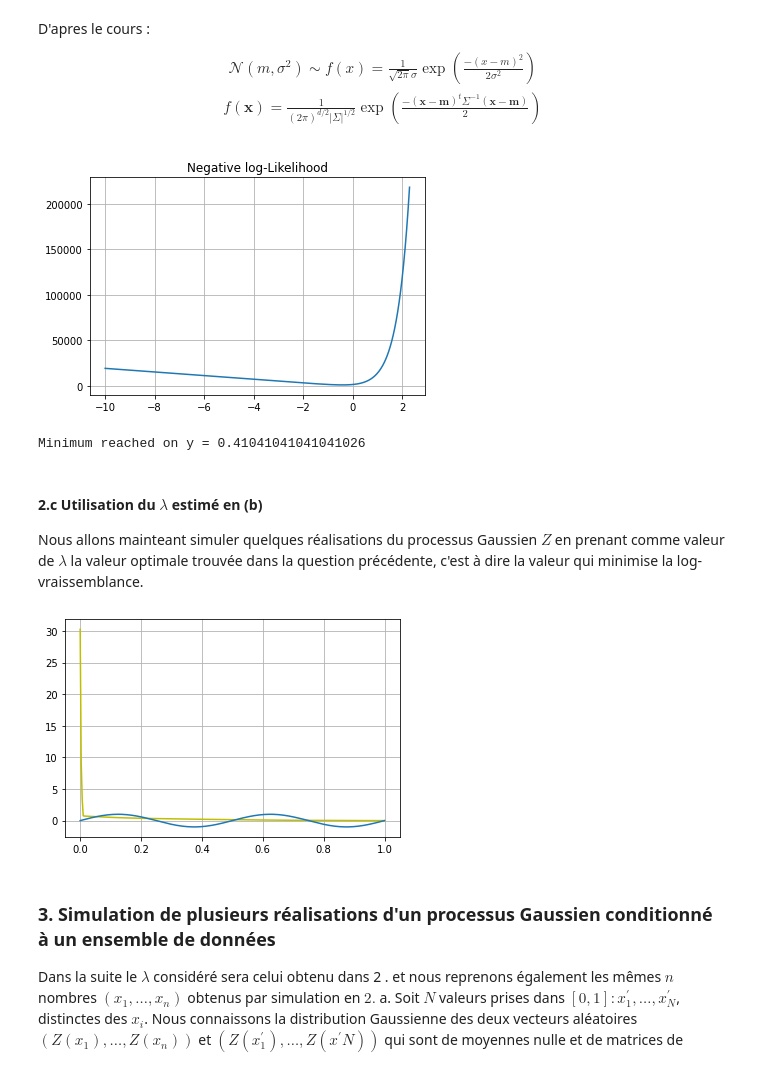
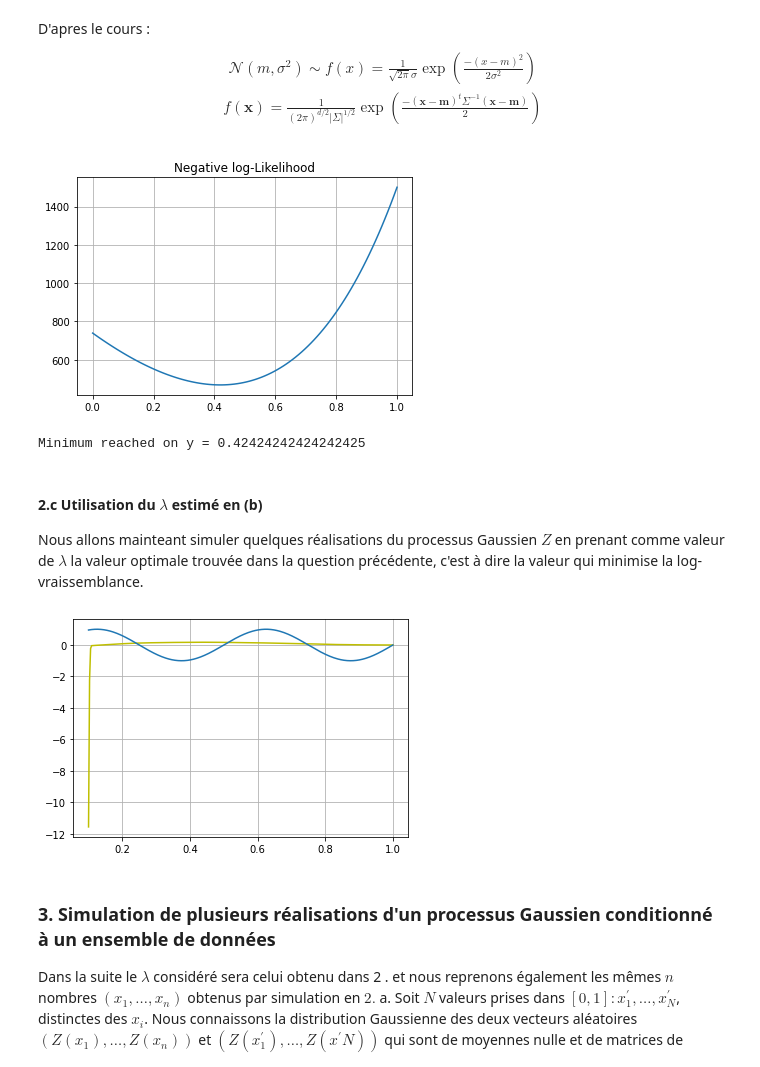
Before and after one commit to Aympab/Projet_Probas_Stats, a Jupyter notebook: probleme2.ipynb, the cells around one changed output. Saved outputs shown, nothing was run; the diff lists cells and outputs as text; code cells hidden in the pictures.

```diff
--- a/probleme2.ipynb
+++ b/probleme2.ipynb
@@ -188,7 +188,7 @@ from math import sqrt
 # scipy.stats.norm.pdf(6,2.0,1.0)
     # xi = np.linspace(0, 1, N)
 
-def log_like(lambd, xi, z):
+def log_like(lambd, xi):
     sigma = compute_cov_sigma(xi, lambd=lambd)
     det = la.slogdet(sigma)
 
@@ -203,12 +203,13 @@ def log_like(lambd, xi, z):
 
 # print( -np.log(scipy.stats.norm.pdf(z,2.0,1.0)).sum() )
 
-x = np.linspace(-10, 10, 1000, endpoint=True)
+x = np.linspace(0, 1, 100, endpoint=True)
 
 y = []
 for i in x:
-    y.append(-np.log(scipy.stats.gumbel_r.pdf(z,i,0.5)).sum())
-    # y.append(-log_like(i, xi, z))
+
+    y.append(-np.log(scipy.stats.gumbel_r.pdf(xi,i,0.5)).sum())
+    # y.append(-log_like(i, xi))
 
 plt.plot(x,y)
 
@@ -216,13 +217,13 @@ plt.title('Negative log-Likelihood')
 plt.grid()
 #plt.show()
 # %% [output]
-[figure, old version]
+[figure, new version]
 # %%
 y_min = y.index(min(y))
 print('Minimum reached on y =', abs(x[y_min]))
 y_min = x[y_min]
 # %% [output]
-Minimum reached on y = 0.41041041041041026
+Minimum reached on y = 0.42424242424242425
 # %% [markdown]
 #### 2.c Utilisation du $\lambda$ estimé en (b)
 
@@ -230,25 +231,25 @@ Nous allons mainteant simuler quelques réalisations du processus Gaussien $Z$ e
 # %%
 N = 300
 
-x = np.linspace(0,1, N)
+x = np.linspace(0.1,1, N)
 
 ysin = []
 
 for i in x :
     ysin.append(sin(4*pi*i))
 
 sigma = compute_cov_sigma(x, lambd=abs(y_min))
 L = la.cholesky(sigma)
 
 g = np.random.normal(0, 1, N)
 z = L.T @ g
 plt.plot(x, z, c+'-')
 
 
 plt.plot(x,ysin)
 plt.grid()
 # %% [output]
-[figure, old version]
+[figure, new version]
 # %% [markdown]
 ### 3. Simulation de plusieurs réalisations d'un processus Gaussien conditionné à un ensemble de données
 
```
Also changed, not shown: parts of 2 cells of this notebook, 3 other files.
